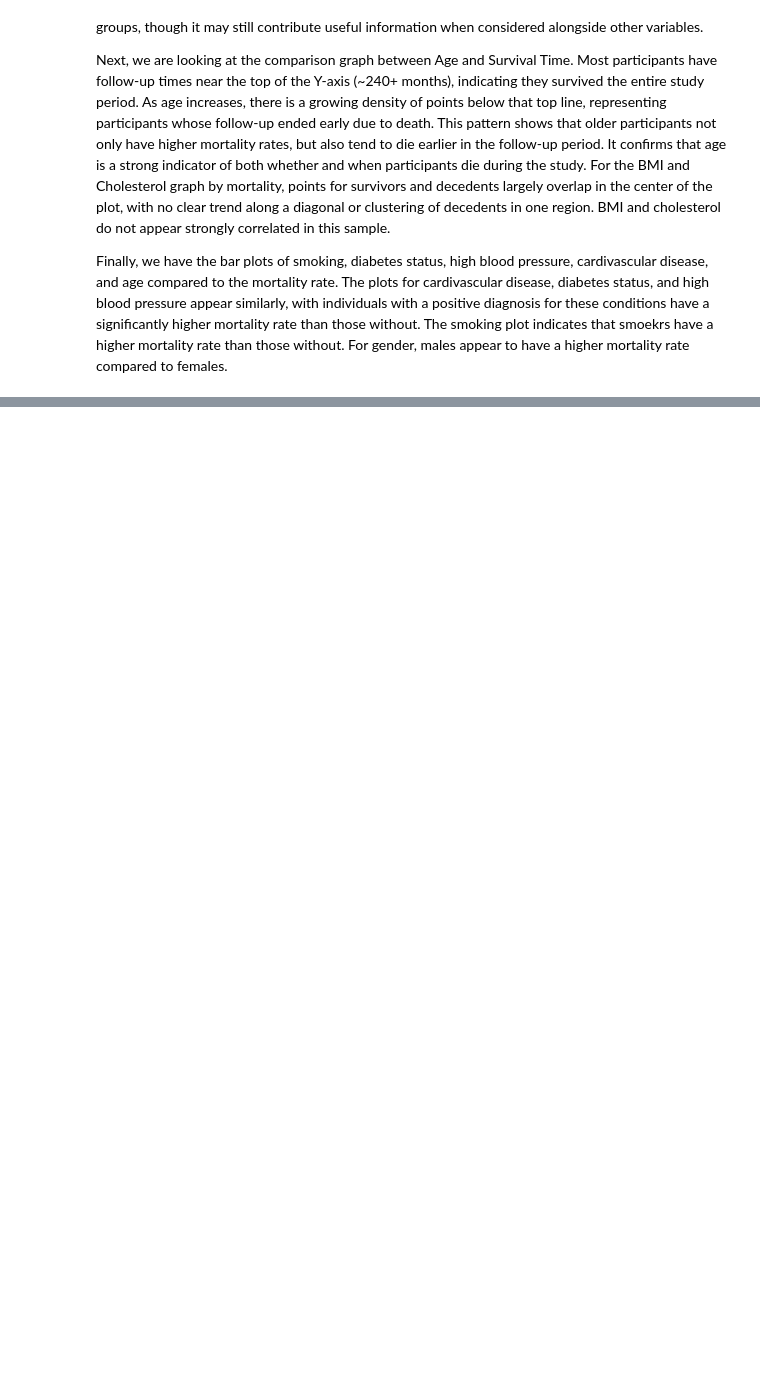
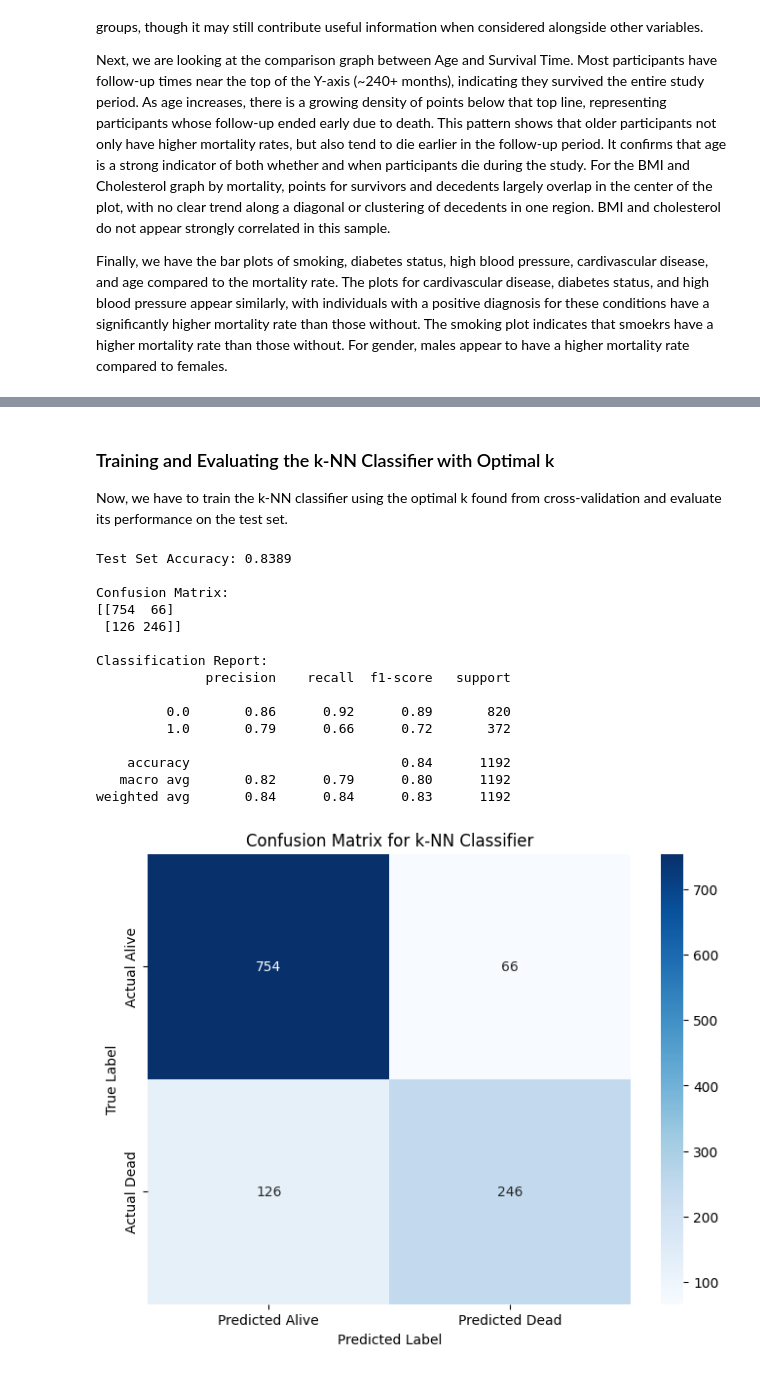
Before and after one commit to hershiaytoda/ds3001project, a Jupyter notebook: project_1_bsds.ipynb, the cells around one changed output, grey strips where cells are left out. Cells and saved outputs as stored; diff of their text form; code cells hidden in the pictures; blank space fills up the shorter version.

```diff
--- a/project_1_bsds.ipynb
+++ b/project_1_bsds.ipynb
@@ -432,0 +513,53 @@ Finally, we have the bar plots of smoking, diabetes status, high blood pressure,
+# %% [markdown]
+### Training and Evaluating the k-NN Classifier with Optimal k
+
+Now, we have to train the k-NN classifier using the optimal k found from cross-validation and evaluate its performance on the test set.
+# %%
+# Train the k-NN classifier with the optimal k
+final_knn_pipeline = Pipeline(steps=[('preprocessor', preprocessor),
+                                     ('classifier', KNeighborsClassifier(n_neighbors=best_k))])
+final_knn_pipeline.fit(X_train, y_train)
+
+# Make predictions on the test set
+y_pred = final_knn_pipeline.predict(X_test)
+
+# Evaluate the model performance
+accuracy = accuracy_score(y_test, y_pred)
+conf_matrix = confusion_matrix(y_test, y_pred)
+class_report = classification_report(y_test, y_pred)
+
+print(f"Test Set Accuracy: {accuracy:.4f}")
+print("\nConfusion Matrix:")
+print(conf_matrix)
+print("\nClassification Report:")
+print(class_report)
+
+# Visualize the Confusion Matrix
+import seaborn as sns
+import matplotlib.pyplot as plt
+
+plt.figure(figsize=(8, 6))
+sns.heatmap(conf_matrix, annot=True, fmt='d', cmap='Blues',
+            xticklabels=['Predicted Alive', 'Predicted Dead'],
+            yticklabels=['Actual Alive', 'Actual Dead'])
+plt.xlabel('Predicted Label')
+plt.ylabel('True Label')
+plt.title('Confusion Matrix for k-NN Classifier')
+plt.show()
+# %% [output]
+Test Set Accuracy: 0.8389
+
+Confusion Matrix:
+[[754  66]
+ [126 246]]
+
+Classification Report:
+              precision    recall  f1-score   support
+
+         0.0       0.86      0.92      0.89       820
+         1.0       0.79      0.66      0.72       372
+
+    accuracy                           0.84      1192
+   macro avg       0.82      0.79      0.80      1192
+weighted avg       0.84      0.84      0.83      1192
+[figure, added]
```
Also changed, not shown: parts of 4 cells of this notebook.
